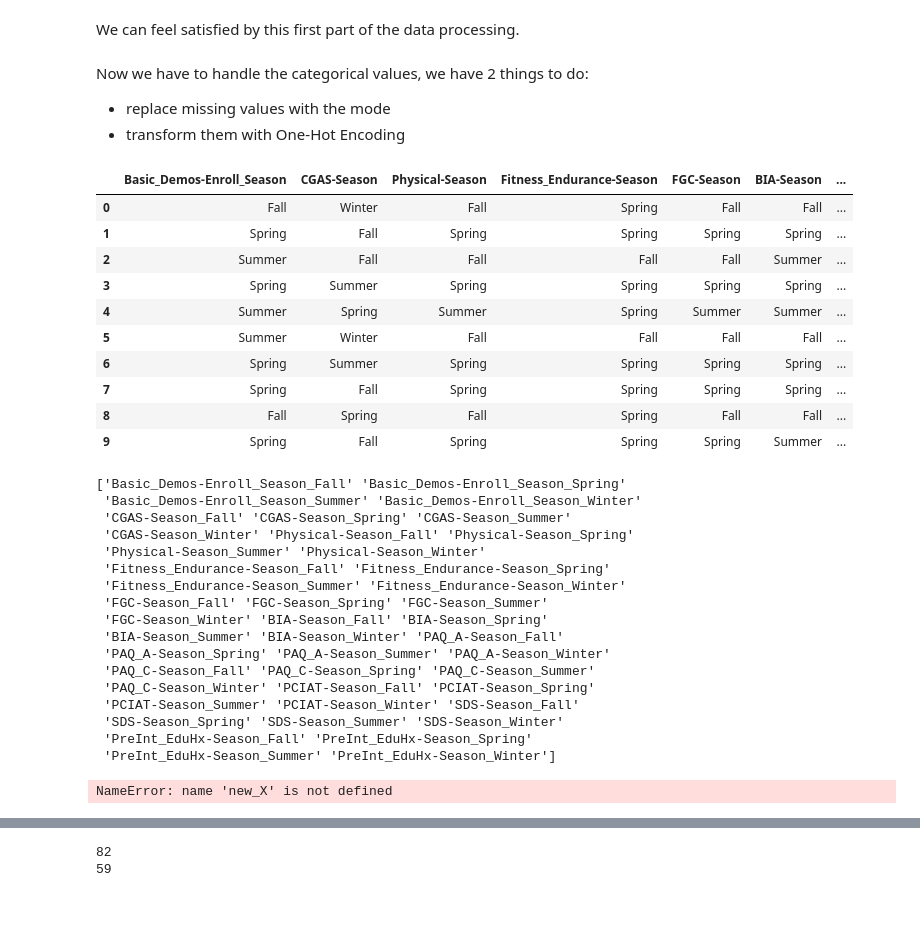
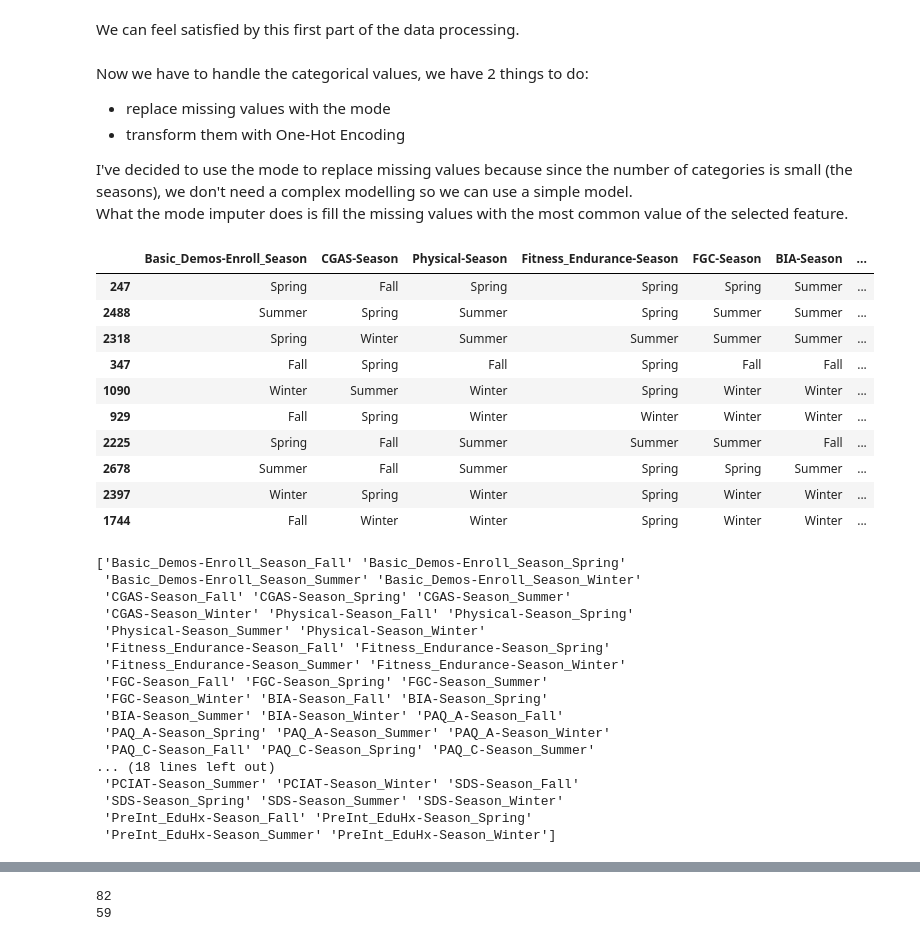
Before and after one commit to Pizz0x/Child-Mind, a Jupyter notebook: data_cleaning.ipynb, the cells around one changed output, grey strips where cells are left out. Saved outputs shown, nothing was run; the diff lists cells and outputs as text; code cells hidden in the pictures; blank space fills up the shorter version.

Commit message:
continuing the data cleaning

```diff
--- a/data_cleaning.ipynb
+++ b/data_cleaning.ipynb
@@ -244,40 +231,58 @@ We can feel satisfied by this first part of the data processing.
 # %% [markdown]
 Now we have to handle the categorical values, we have 2 things to do:
 - replace missing values with the mode
-- transform them with One-Hot Encoding
+- transform them with One-Hot Encoding <br>
+
+I've decided to use the mode to replace missing values because since the number of categories is small (the seasons), we don't need a complex modelling so we can use a simple model.<br>
+What the mode imputer does is fill the missing values with the most common value of the selected feature.
 # %%
+from sklearn.impute import SimpleImputer
+
 categorical_idx = np.flatnonzero(is_numerical==False)
-categorical_X = X.iloc[:, categorical_idx]
+categorical_X_train = X_train.iloc[:, categorical_idx]
+categorical_X_test = X_test.iloc[:, categorical_idx]
 
 imputer = SimpleImputer(strategy='most_frequent')
-X_array = imputer.fit_transform(categorical_X)
-categorical_X = pd.DataFrame(X_array, columns=categorical_X.columns, index=categorical_X.index)
-categorical_X.head(10)
+X_array = imputer.fit_transform(categorical_X_train)
+categorical_X_train = pd.DataFrame(X_array, columns=categorical_X_train.columns, index=categorical_X_train.index)
+
+X_array = imputer.fit_transform(categorical_X_test)
+categorical_X_test = pd.DataFrame(X_array, columns=categorical_X_test.columns, index=categorical_X_test.index)
+
+categorical_X_train.head(10)
 # %% [output]
 |  | Basic_Demos-Enroll_Season | CGAS-Season | Physical-Season | Fitness_Endurance-Season | FGC-Season | BIA-Season | ... |
-| 0 | Fall | Winter | Fall | Spring | Fall | Fall | ... |
-| 1 | Spring | Fall | Spring | Spring | Spring | Spring | ... |
-| 2 | Summer | Fall | Fall | Fall | Fall | Summer | ... |
-| 3 | Spring | Summer | Spring | Spring | Spring | Spring | ... |
-| 4 | Summer | Spring | Summer | Spring | Summer | Summer | ... |
-| 5 | Summer | Winter | Fall | Fall | Fall | Fall | ... |
-| 6 | Spring | Summer | Spring | Spring | Spring | Spring | ... |
-| 7 | Spring | Fall | Spring | Spring | Spring | Spring | ... |
-| 8 | Fall | Spring | Fall | Spring | Fall | Fall | ... |
-| 9 | Spring | Fall | Spring | Spring | Spring | Summer | ... |
+| 247 | Spring | Fall | Spring | Spring | Spring | Summer | ... |
+| 2488 | Summer | Spring | Summer | Spring | Summer | Summer | ... |
+| 2318 | Spring | Winter | Summer | Summer | Summer | Summer | ... |
+| 347 | Fall | Spring | Fall | Spring | Fall | Fall | ... |
+| 1090 | Winter | Summer | Winter | Spring | Winter | Winter | ... |
+| 929 | Fall | Spring | Winter | Winter | Winter | Winter | ... |
+| 2225 | Spring | Fall | Summer | Summer | Summer | Fall | ... |
+| 2678 | Summer | Fall | Summer | Spring | Spring | Summer | ... |
+| 2397 | Winter | Spring | Winter | Spring | Winter | Winter | ... |
+| 1744 | Fall | Winter | Winter | Spring | Winter | Winter | ... |
 # %%
 # now that we have no more missing values, we can handle categorical labels using one-hot encoding
 from sklearn.preprocessing import OneHotEncoder
 
 oh = OneHotEncoder(sparse_output=False)
-oh.fit(categorical_X)
 
-encoded = oh.transform(categorical_X)
+oh.fit(categorical_X_train)
+encoded = oh.transform(categorical_X_train)
 print(oh.get_feature_names_out())
 # we now add the encoded string features to the new data frame
 for i, col in enumerate(oh.get_feature_names_out()):
-    new_X = new_X.copy()
-    new_X[col] = encoded[:, i]
+    new_X_train = new_X_train.copy()
+    new_X_train[col] = encoded[:, i]
+
+oh.fit(categorical_X_test)
+encoded = oh.transform(categorical_X_test)
+
+# we now add the encoded string features to the new data frame
+for i, col in enumerate(oh.get_feature_names_out()):
+    new_X_test = new_X_test.copy()
+    new_X_test[col] = encoded[:, i]
 # %% [output]
 ['Basic_Demos-Enroll_Season_Fall' 'Basic_Demos-Enroll_Season_Spring'
  'Basic_Demos-Enroll_Season_Summer' 'Basic_Demos-Enroll_Season_Winter'
@@ -291,11 +296,10 @@ for i, col in enumerate(oh.get_feature_names_out()):
  'BIA-Season_Summer' 'BIA-Season_Winter' 'PAQ_A-Season_Fall'
  'PAQ_A-Season_Spring' 'PAQ_A-Season_Summer' 'PAQ_A-Season_Winter'
  'PAQ_C-Season_Fall' 'PAQ_C-Season_Spring' 'PAQ_C-Season_Summer'
- 'PAQ_C-Season_Winter' 'PCIAT-Season_Fall' 'PCIAT-Season_Spring'
+... (18 lines left out)
  'PCIAT-Season_Summer' 'PCIAT-Season_Winter' 'SDS-Season_Fall'
  'SDS-Season_Spring' 'SDS-Season_Summer' 'SDS-Season_Winter'
  'PreInt_EduHx-Season_Fall' 'PreInt_EduHx-Season_Spring'
  'PreInt_EduHx-Season_Summer' 'PreInt_EduHx-Season_Winter']
-NameError: name 'new_X' is not defined
 # %%
 # we now a good dataset to train our model with
```
Also changed, not shown: parts of 10 cells of this notebook.
